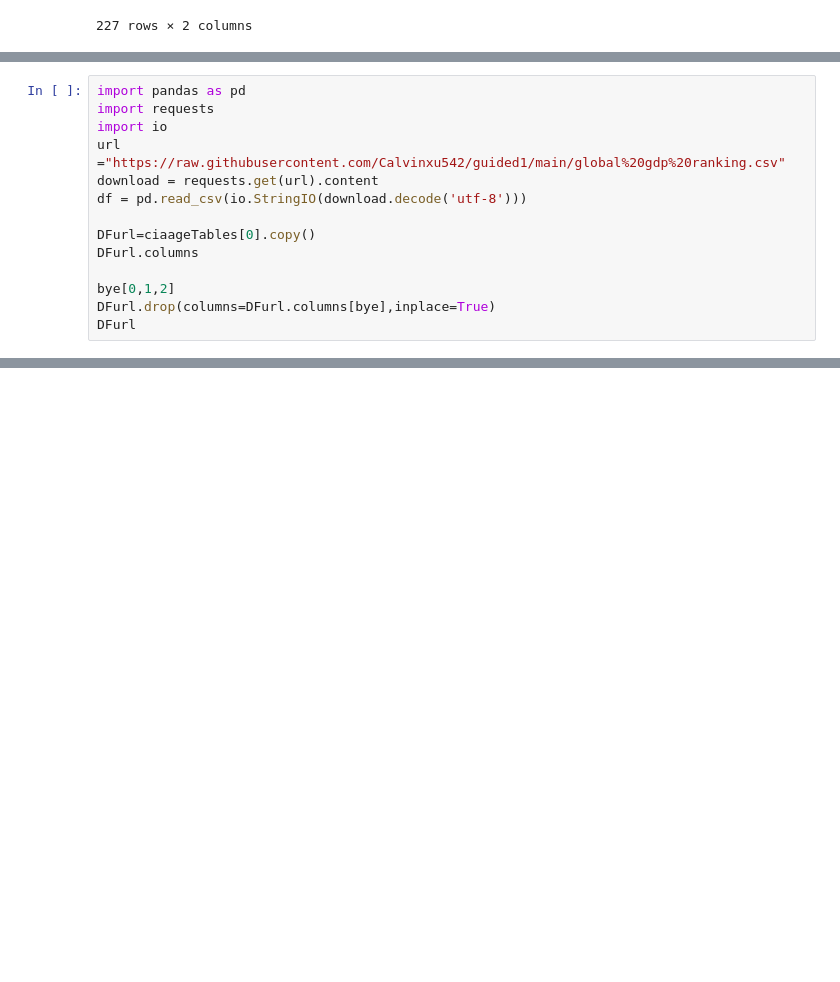
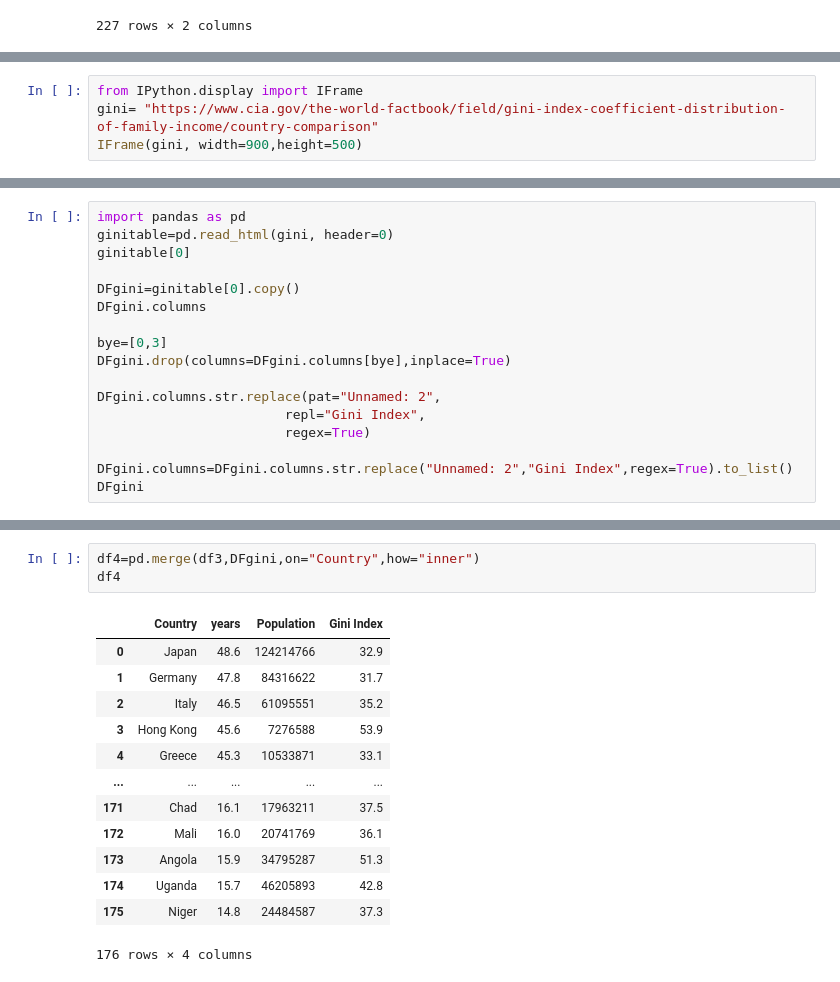
Before and after one commit to Calvinxu542/guided1, a Jupyter notebook: guided1.ipynb, the cells around one changed output, grey strips where cells are left out. Drawn from its saved outputs; the diff is of its cells as text; blank space fills up the shorter version.

```diff
--- a/guided1.ipynb
+++ b/guided1.ipynb
@@ -46,15 +72,5 @@ SyntaxError: unexpected character after line continuation character (1267159857.
 # %%
-import pandas as pd
-import requests
-import io
-url ="https://raw.githubusercontent.com/Calvinxu542/guided1/main/global%20gdp%20ranking.csv"
-download = requests.get(url).content
-df = pd.read_csv(io.StringIO(download.decode('utf-8')))
-
-DFurl=ciaageTables[0].copy()
-DFurl.columns
-
-bye[0,1,2]
-DFurl.drop(columns=DFurl.columns[bye],inplace=True)
-DFurl
+from IPython.display import IFrame
+gini= "https://www.cia.gov/the-world-factbook/field/gini-index-coefficient-distribution-of-family-income/country-comparison"
+IFrame(gini, width=900,height=500)
 # %% [output]
@@ -98,0 +78,17 @@ IndexError: index 3 is out of bounds for axis 0 with size 2
+# %%
+import pandas as pd
+ginitable=pd.read_html(gini, header=0)
+ginitable[0]
+
+DFgini=ginitable[0].copy()
+DFgini.columns
+
+bye=[0,3]
+DFgini.drop(columns=DFgini.columns[bye],inplace=True)
+
+DFgini.columns.str.replace(pat="Unnamed: 2",
+                        repl="Gini Index",
+                        regex=True)
+
+DFgini.columns=DFgini.columns.str.replace("Unnamed: 2","Gini Index",regex=True).to_list()
+DFgini
@@ -98,0 +237,17 @@ IndexError: index 3 is out of bounds for axis 0 with size 2
+# %%
+df4=pd.merge(df3,DFgini,on="Country",how="inner")
+df4
+# %% [output]
+|  | Country | years | Population | Gini Index |
+| 0 | Japan | 48.6 | 124214766 | 32.9 |
+| 1 | Germany | 47.8 | 84316622 | 31.7 |
+| 2 | Italy | 46.5 | 61095551 | 35.2 |
+| 3 | Hong Kong | 45.6 | 7276588 | 53.9 |
+| 4 | Greece | 45.3 | 10533871 | 33.1 |
+| ... | ... | ... | ... | ... |
+| 171 | Chad | 16.1 | 17963211 | 37.5 |
+| 172 | Mali | 16.0 | 20741769 | 36.1 |
+| 173 | Angola | 15.9 | 34795287 | 51.3 |
+| 174 | Uganda | 15.7 | 46205893 | 42.8 |
+| 175 | Niger | 14.8 | 24484587 | 37.3 |
+176 rows × 4 columns
```
Also changed, not shown: parts of 18 cells of this notebook, 1 other file.
